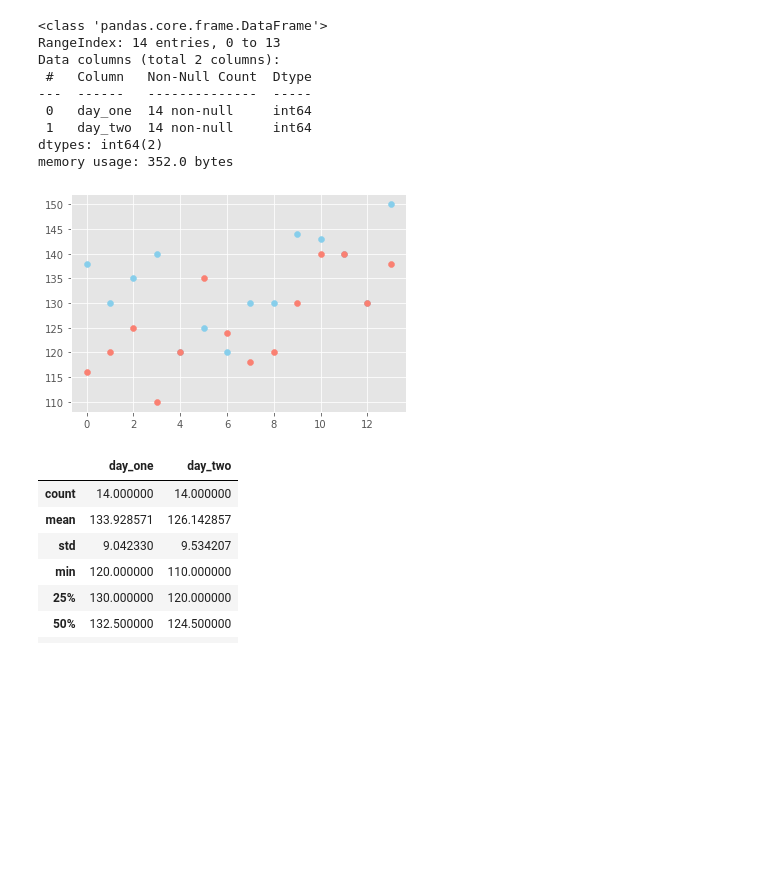
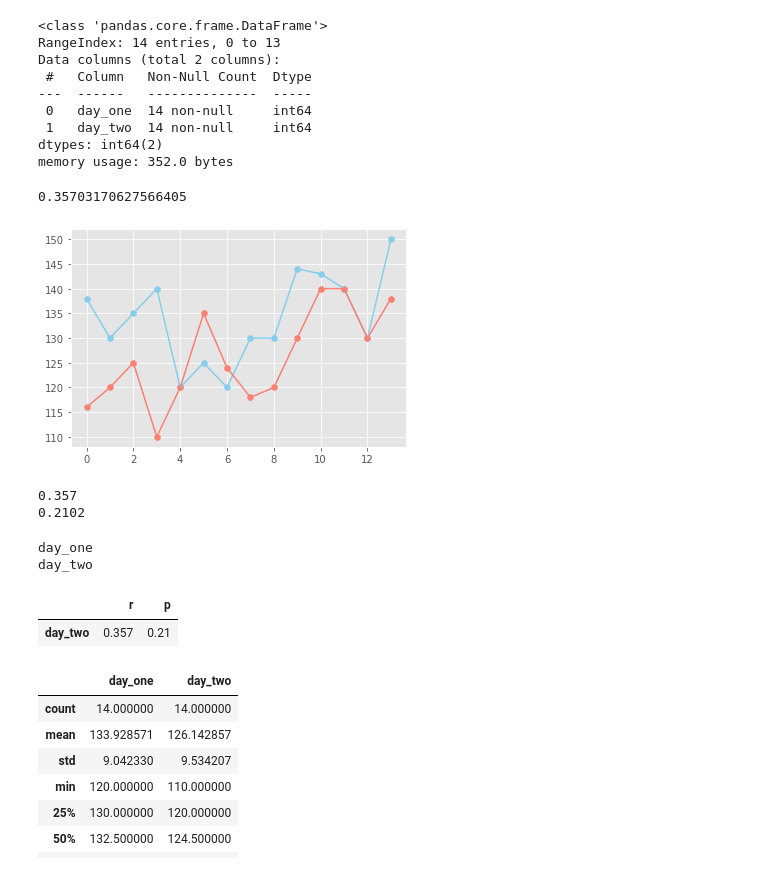
Before and after one commit to Jochizan/data-science, a Jupyter notebook: jupyter-notebooks/group_workshop.ipynb, the cells around one changed output. Cells and saved outputs as stored; diff of their text form; code cells hidden in the pictures; blank space fills up the shorter version.

```diff
--- a/jupyter-notebooks/taller_grupal.ipynb
+++ b/jupyter-notebooks/group_workshop.ipynb
@@ -33,6 +34,7 @@ datos = {
 
 datos = pd.DataFrame(data=datos)
 datos.info()
+np.corrcoef(day_one, day_two)[0][1]
 # %% [output]
 <class 'pandas.core.frame.DataFrame'>
 RangeIndex: 14 entries, 0 to 13
@@ -43,14 +45,41 @@ Data columns (total 2 columns):
  1   day_two  14 non-null     int64
 dtypes: int64(2)
 memory usage: 352.0 bytes
+0.35703170627566405
 # %%
 # Gráficos distribución observada
 # ==============================================================================
 plt.scatter(x=list(range(datos.day_one.size)), y=datos.day_one, c='skyblue')
+plt.plot(list(range(datos.day_one.size)), datos.day_one, c='skyblue')
+
 plt.scatter(x=list(range(datos.day_two.size)), y=datos.day_two, c='salmon')
+plt.plot(list(range(datos.day_two.size)), datos.day_two, c='salmon')
 plt.show()
 # %% [output]
-[figure, old version]
+[figure, new version]
+# %%
+r, p = stats.pearsonr(datos.day_one, datos.day_two)
+
+print(round(r, 4))
+print(round(p, 4))
+# %% [output]
+0.357
+0.2102
+# %%
+corr_df = pd.DataFrame(columns=['r', 'p'])
+
+for col in datos:
+    print(col)
+    if pd.api.types.is_numeric_dtype(datos[col]) and col != 'day_one':
+        r, p = stats.pearsonr(datos.day_one, datos[col])
+        corr_df.loc[col] = [round(r, 3), round(p, 3)]
+
+corr_df
+# %% [output]
+day_one
+day_two
+|  | r | p |
+| day_two | 0.357 | 0.21 |
 # %%
 # Estadísticos descriptivos por grupo
 # ==============================================================================
```
Also changed, not shown: parts of 1 cell of this notebook, 1 other file.
